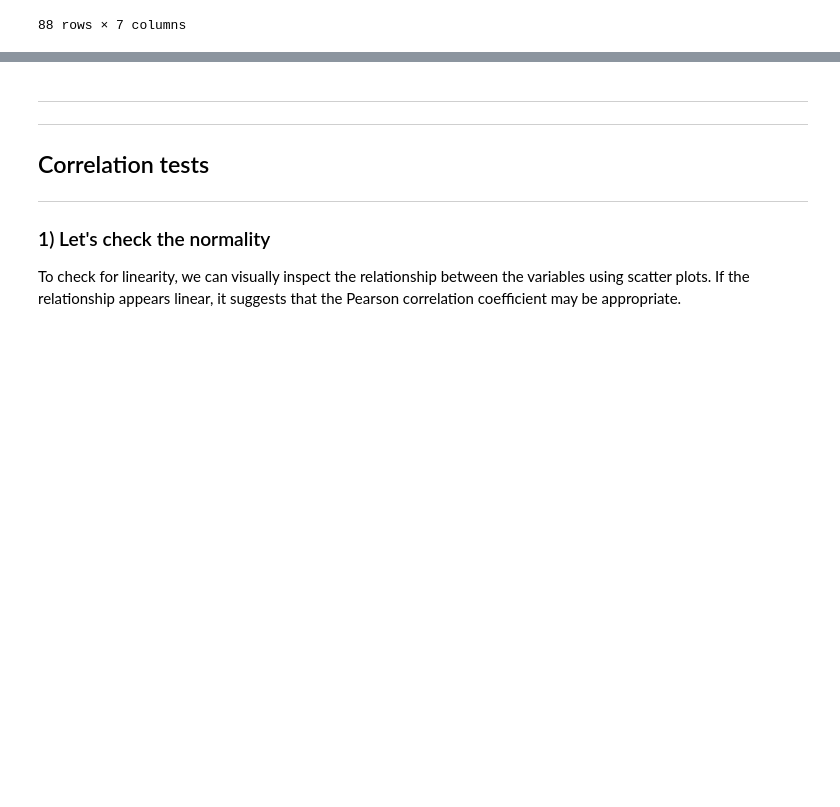
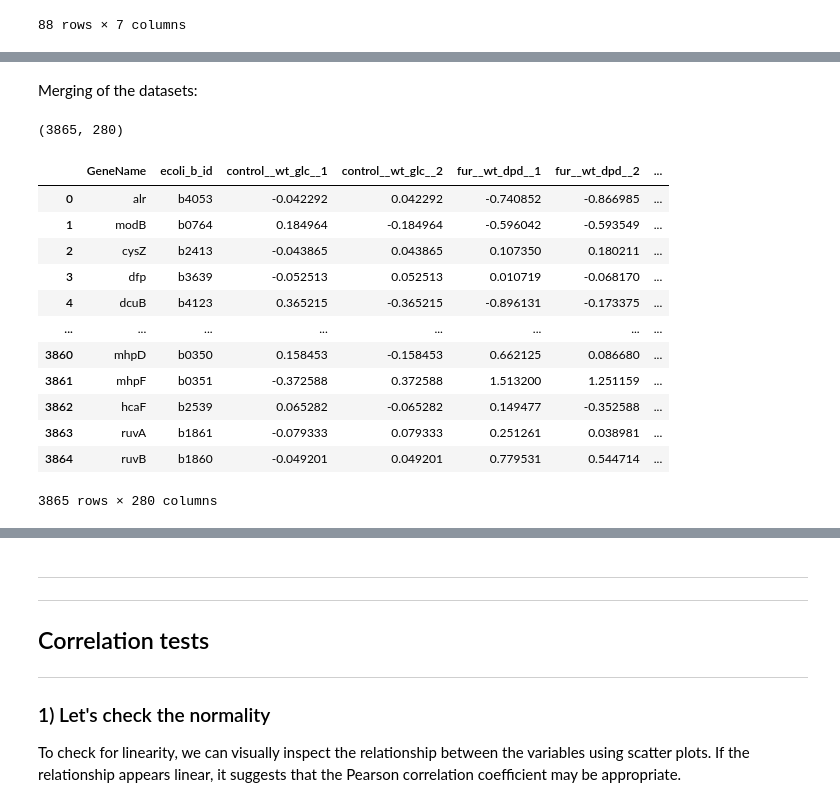
Before and after one commit to gabriele-gambero/Advanced-Genomics-project, a Jupyter notebook: Script on jupyter.ipynb, the cells around one changed output, grey strips where cells are left out. Cells and saved outputs as stored; diff of their text form; code cells hidden in the pictures; blank space fills up the shorter version.

```diff
--- a/Script on jupyter.ipynb
+++ b/Script on jupyter.ipynb
@@ -357,0 +322,25 @@ cpxr
+# %%
+second_way = pd.read_csv('./Data from RegulonDB/GeneName-bcodeset_selected.tsv', sep = '\t')
+
+second_way = second_way.rename(columns={'2)geneName':'GeneName','7)otherDbsGeneIds':'IdsFromOtherDbs'})
+
+second_way
+
+# extracting only the b_id
+regex2 = r'\[REFSEQ:(b\d{4})\]'
+
+for num in second_way.index:
+    matches = re.findall(regex2, second_way.loc[num, 'IdsFromOtherDbs'])
+
+    if matches:
+        second_way.loc[num, 'IdsFromOtherDbs'] = matches[0]
+    else:
+        second_way.drop(index = num, inplace=True)
+
+second_way.reset_index(drop = True, inplace = True)
+second_way.shape
+second_way
+
+# things that might be useful in the future:
+# temp_col = pd.Series((i for i in tf_riset['reg_active_conf_Name'] if re.search(regex, i)), name = 'active_when_phosphorylated')
+# second_way.to_csv('./Data from RegulonDB/let_me_see.txt', sep = '\t')
@@ -357,0 +375,6 @@ cpxr
+# %%
+all_b = second_way.drop_duplicates().copy()
+all_b.shape
+all_b
+all_b = all_b.rename(columns = {'IdsFromOtherDbs':'ecoli_b_id'})
+all_b
@@ -357,0 +409,24 @@ cpxr
+# %% [markdown]
+Merging of the datasets:
+# %%
+merged_set = all_b.merge(log_tpm, left_on="ecoli_b_id", right_on="ecoli_b_id", how = 'inner')
+
+# merged_set = merged_set.drop(columns = ["start", "stop", "strand", "operon", "length"])
+
+merged_set.shape
+merged_set
+# %% [output]
+(3865, 280)
+|  | GeneName | ecoli_b_id | control__wt_glc__1 | control__wt_glc__2 | fur__wt_dpd__1 | fur__wt_dpd__2 | ... |
+| 0 | alr | b4053 | -0.042292 | 0.042292 | -0.740852 | -0.866985 | ... |
+| 1 | modB | b0764 | 0.184964 | -0.184964 | -0.596042 | -0.593549 | ... |
+| 2 | cysZ | b2413 | -0.043865 | 0.043865 | 0.107350 | 0.180211 | ... |
+| 3 | dfp | b3639 | -0.052513 | 0.052513 | 0.010719 | -0.068170 | ... |
+| 4 | dcuB | b4123 | 0.365215 | -0.365215 | -0.896131 | -0.173375 | ... |
+| ... | ... | ... | ... | ... | ... | ... | ... |
+| 3860 | mhpD | b0350 | 0.158453 | -0.158453 | 0.662125 | 0.086680 | ... |
+| 3861 | mhpF | b0351 | -0.372588 | 0.372588 | 1.513200 | 1.251159 | ... |
+| 3862 | hcaF | b2539 | 0.065282 | -0.065282 | 0.149477 | -0.352588 | ... |
+| 3863 | ruvA | b1861 | -0.079333 | 0.079333 | 0.251261 | 0.038981 | ... |
+| 3864 | ruvB | b1860 | -0.049201 | 0.049201 | 0.779531 | 0.544714 | ... |
+3865 rows × 280 columns
```
Also changed, not shown: parts of 13 cells of this notebook, 2 other files.
